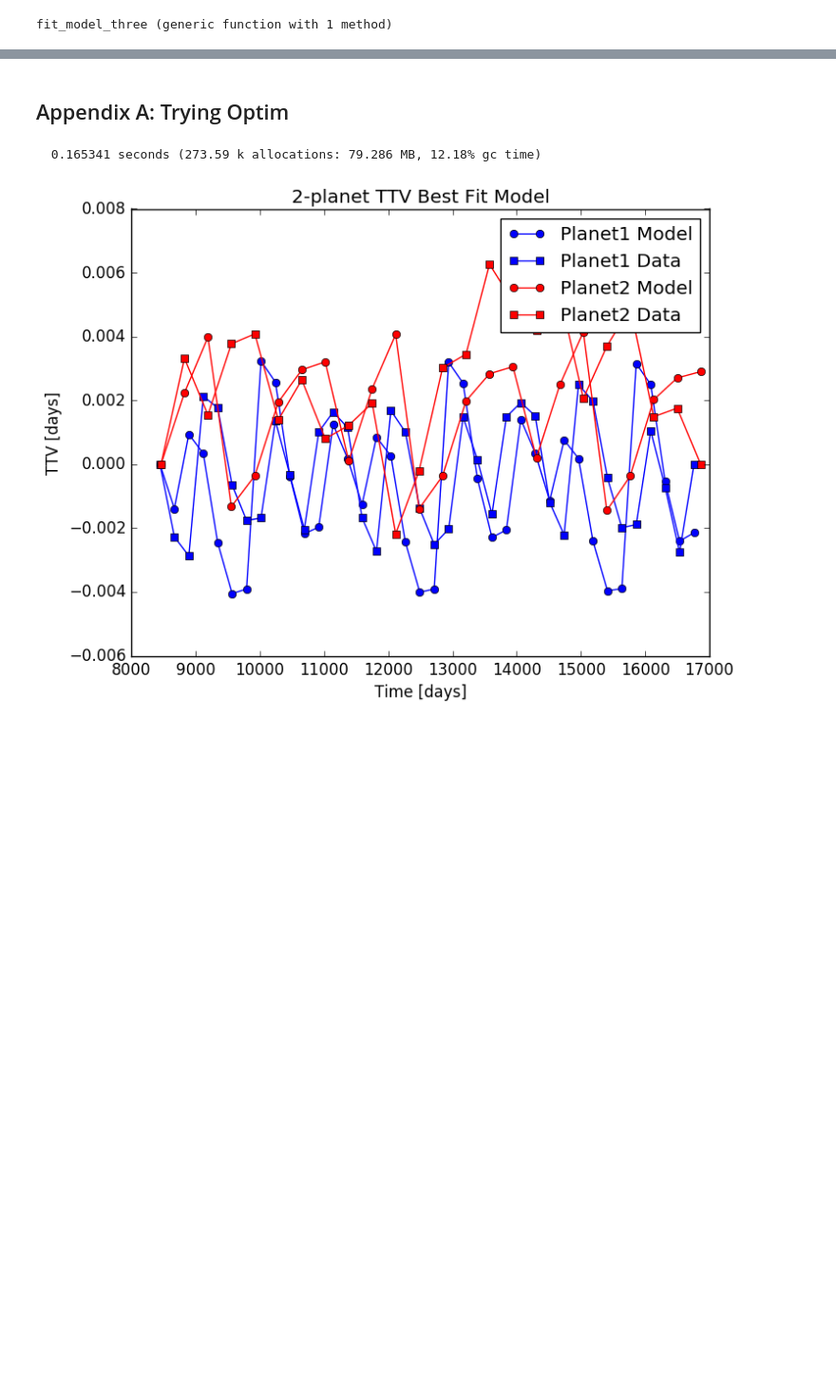
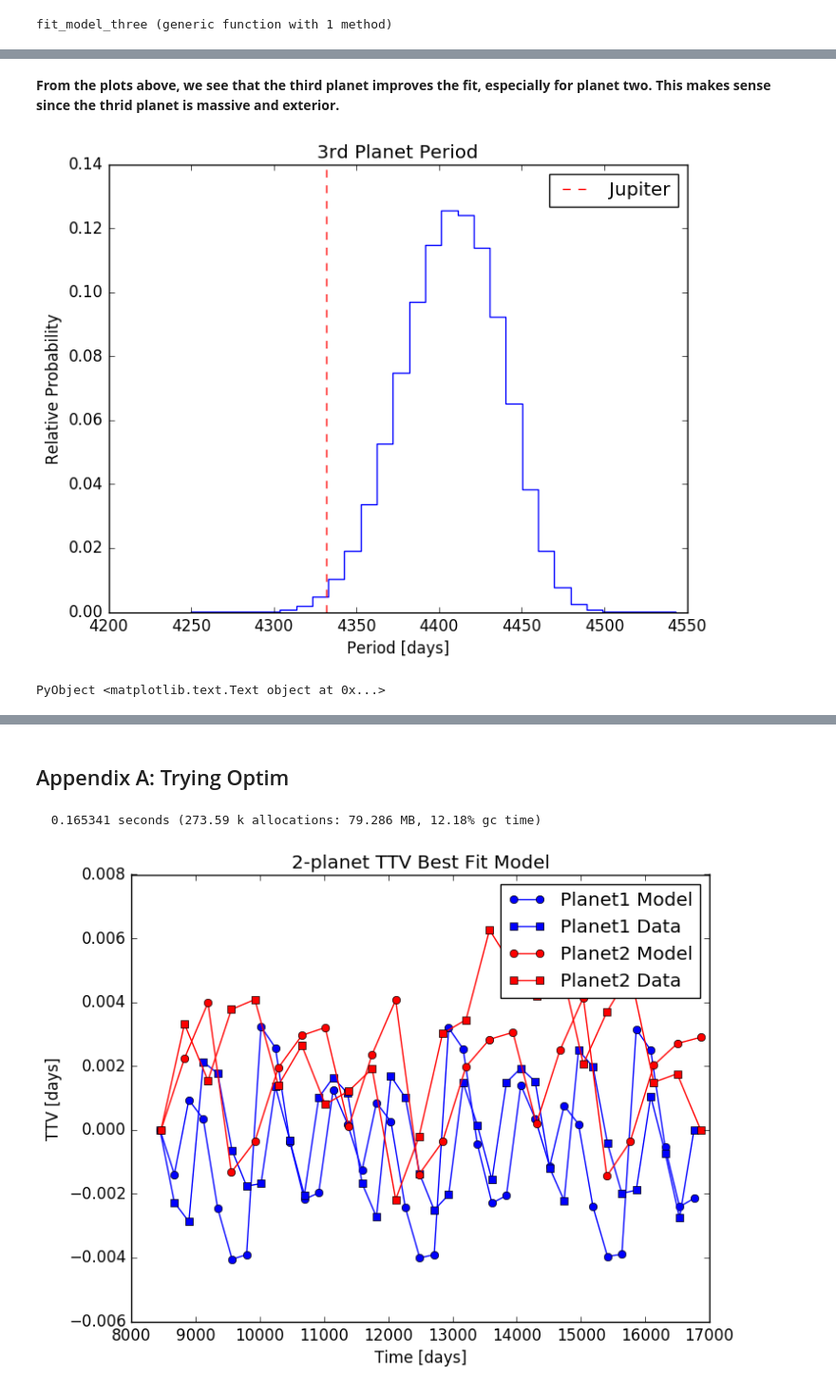
Before and after one commit to jlustigy/ExoJulia, a Jupyter notebook: Homework/hw4/Jake_Dave/hw4_dev.ipynb, the cells around one changed output, grey strips where cells are left out. Shown at 95% size. Saved outputs shown, nothing was run; the diff lists cells and outputs as text; code cells hidden in the pictures; blank space fills up the shorter version.

```diff
--- a/Homework/hw4/Jake_Dave/hw4_dev.ipynb
+++ b/Homework/hw4/Jake_Dave/hw4_dev.ipynb
@@ -996 +1004,18 @@ title("3-planet TTV MCMC Best Fit")
 PyObject <matplotlib.text.Text object at 0x...>
+# %% [markdown]
+**From the plots above, we see that the third planet improves the fit, especially for planet two. This makes sense since the thrid planet is massive and exterior.**
+# %%
+chains, bins = vec(pb[:,iburn3:end, 12]), 50
+
+h = PyPlot.hist(chains, bins)
+xx = linspace(minimum(chains), maximum(chains), length(h[2]))
+plot(xx, h[2]/sum(h[2]), ls="steps-mid")
+axvline(4332, ls="--", c="r", label="Jupiter")
+
+legend(loc=1)
+xlabel("Period [days]")
+ylabel("Relative Probability")
+title("3rd Planet Period")
+# %% [output]
+[figure, added]
+PyObject <matplotlib.text.Text object at 0x...>
```
Also changed, not shown: parts of 16 cells of this notebook.
